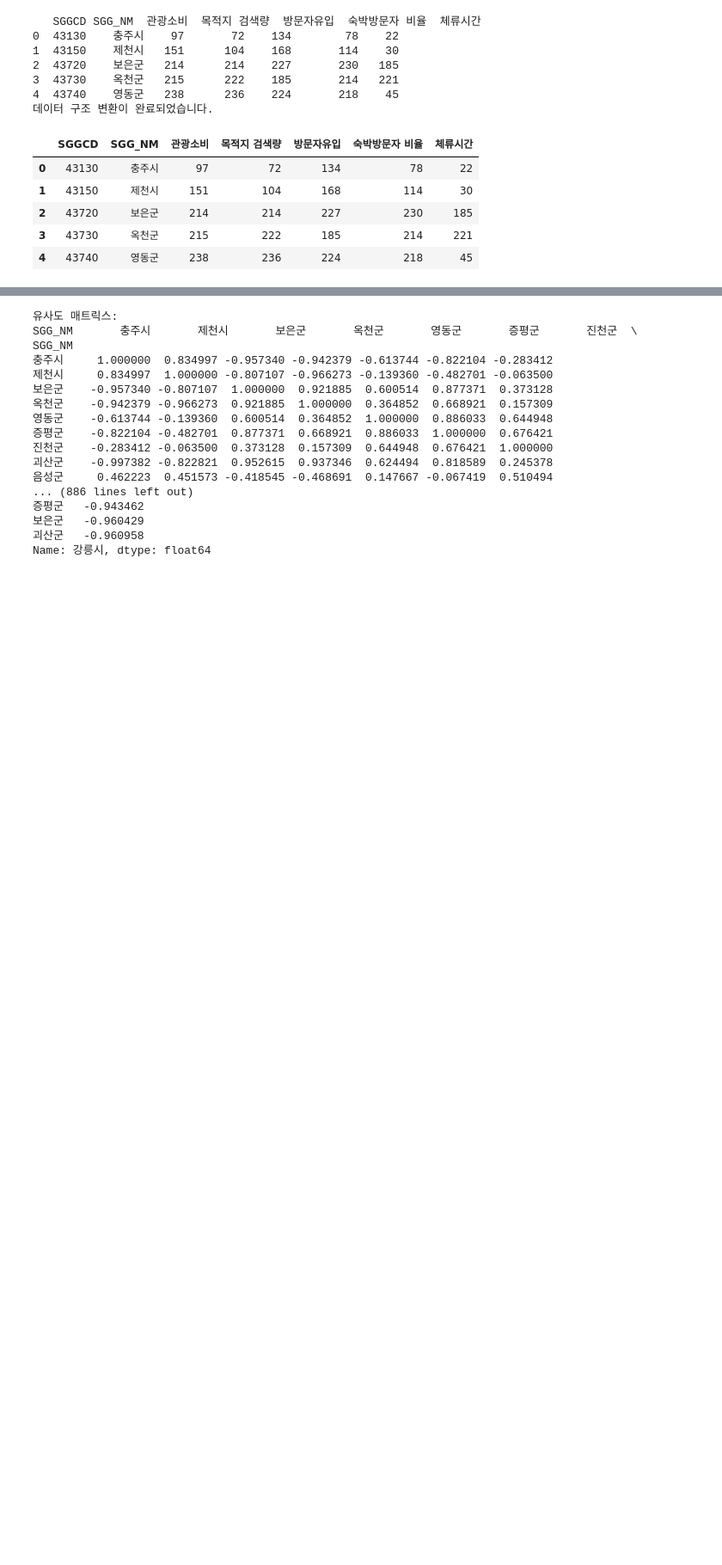
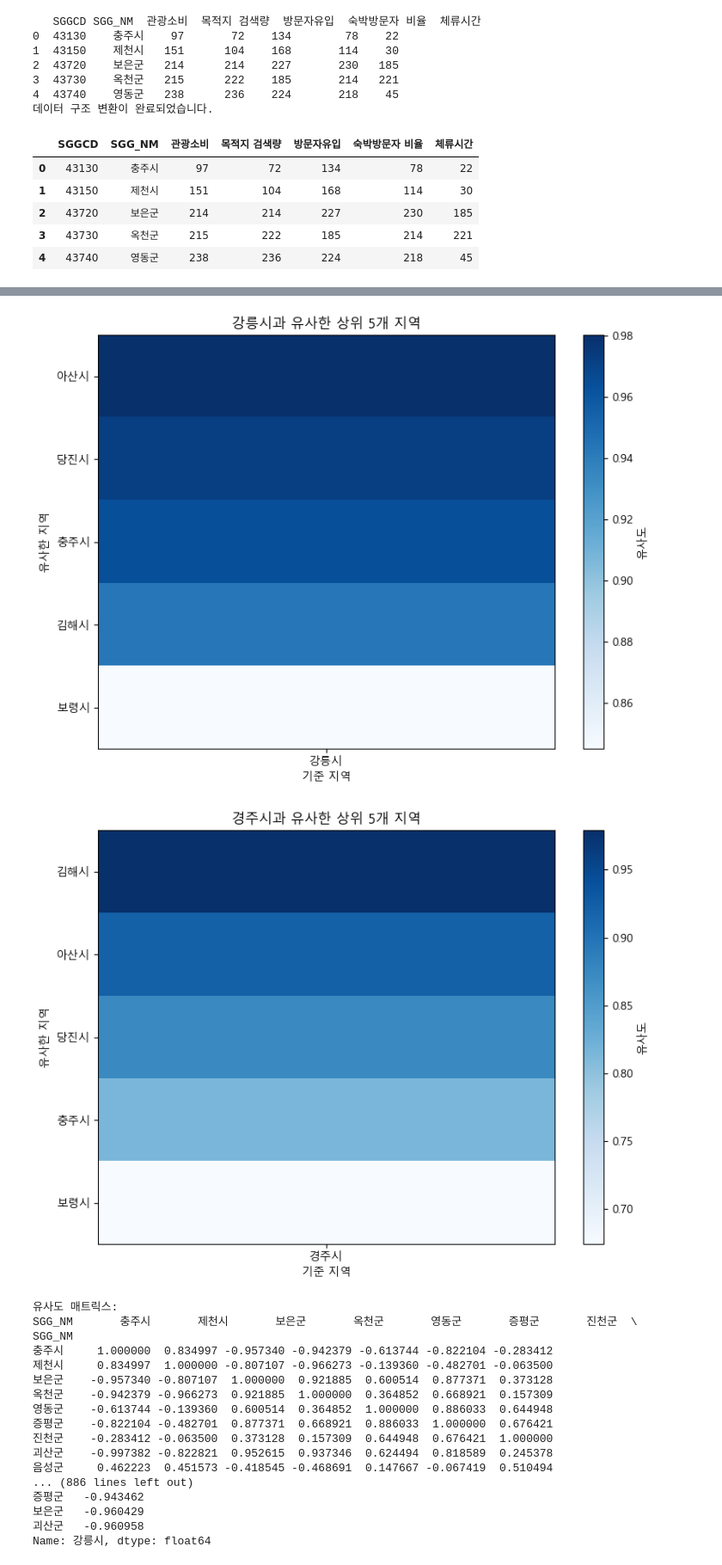
Before and after one commit to yoonseongan/2024_2_NLP, a Jupyter notebook: 관광유사도.ipynb, the cells around one changed output, grey strips where cells are left out. Shown at 86% size. Saved outputs shown, nothing was run; the diff lists cells and outputs as text; code cells hidden in the pictures; blank space fills up the shorter version.

```diff
--- a/관광유사도.ipynb
+++ b/관광유사도.ipynb
@@ -32,7 +32,7 @@ print("데이터 구조 변환이 완료되었습니다.")
 # %%
 import pandas as pd
 
-file_path = './관광유사도/관광유사도.csv'
+file_path = '관광유사도.csv'
 df = pd.read_csv(file_path)
 
 df.head()
@@ -99,3 +46,63 @@ for region in regions_of_interest:
+# %%
+import pandas as pd
+import numpy as np
+import matplotlib.pyplot as plt
+from sklearn.metrics.pairwise import cosine_similarity
+from sklearn.preprocessing import StandardScaler
+
+# 한글 폰트 설정
+plt.rcParams['font.family'] = 'Malgun Gothic'  # Windows 사용자의 경우
+plt.rcParams['axes.unicode_minus'] = False
+
+# 지역명을 제외한 지표만 추출
+features = df.drop(columns=['SGG_NM', 'SGGCD'])
+
+# 데이터 정규화 (스케일링)
+scaler = StandardScaler()
+features_scaled = scaler.fit_transform(features)
+
+# 코사인 유사도 계산
+similarity_matrix = cosine_similarity(features_scaled)
+
+# 유사도 데이터프레임 생성
+similarity_df = pd.DataFrame(similarity_matrix, index=df['SGG_NM'], columns=df['SGG_NM'])
+
+# 유사도 매트릭스에서 강원 강릉시, 경북 경주시, 경남 김해시만 선택
+regions_of_interest = ['강릉시', '경주시']
+
+# 각 지역과 유사한 상위 5개의 지역 선택 및 시각화
+for region in regions_of_interest:
+    # 자기 자신을 제외한 유사한 상위 6개 지역 선택 (기준 지역 제외)
+    similar_regions = similarity_df[region].sort_values(ascending=False)[1:]
+
+    # 강릉시, 경주시를 제외하고 유사한 상위 5개 지역 선택
+    filtered_regions = similar_regions[~similar_regions.index.isin(regions_of_interest)].head(5)
+
+    # 유사도 매트릭스에서 해당 지역과 상위 유사 지역들만 선택
+    filtered_similarity_df = similarity_df.loc[filtered_regions.index, [region]]
+
+    # 히트맵 생성 (matplotlib 사용)
+    plt.figure(figsize=(8, 6))
+    plt.imshow(filtered_similarity_df, cmap='Blues', aspect='auto')
+
+    # 색상 바 추가
+    plt.colorbar(label='유사도')
+
+    # 축 레이블 설정
+    plt.xticks(ticks=np.arange(filtered_similarity_df.columns.size), labels=filtered_similarity_df.columns)
+    plt.yticks(ticks=np.arange(filtered_similarity_df.index.size), labels=filtered_similarity_df.index)
+
+    # 제목 및 라벨 추가
+    plt.title(f"{region}과 유사한 상위 5개 지역")
+    plt.xlabel("기준 지역")
+    plt.ylabel("유사한 지역")
+
+    # 그래프 표시
+    plt.tight_layout()
+    plt.show()
+# %% [output]
+[figure, added]
+[figure, added]
 # %%
 from sklearn.metrics.pairwise import cosine_similarity
 from sklearn.preprocessing import StandardScaler
```
Also changed, not shown: parts of 2 cells of this notebook, 1 other file.
